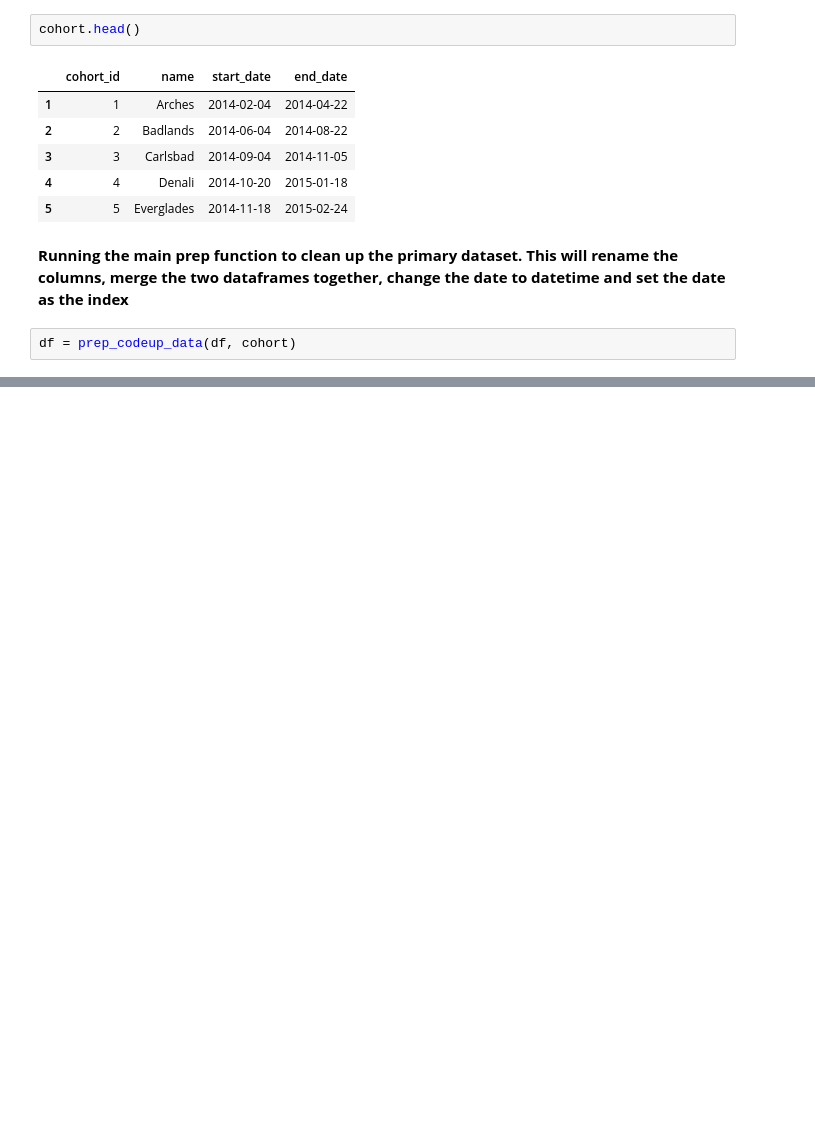
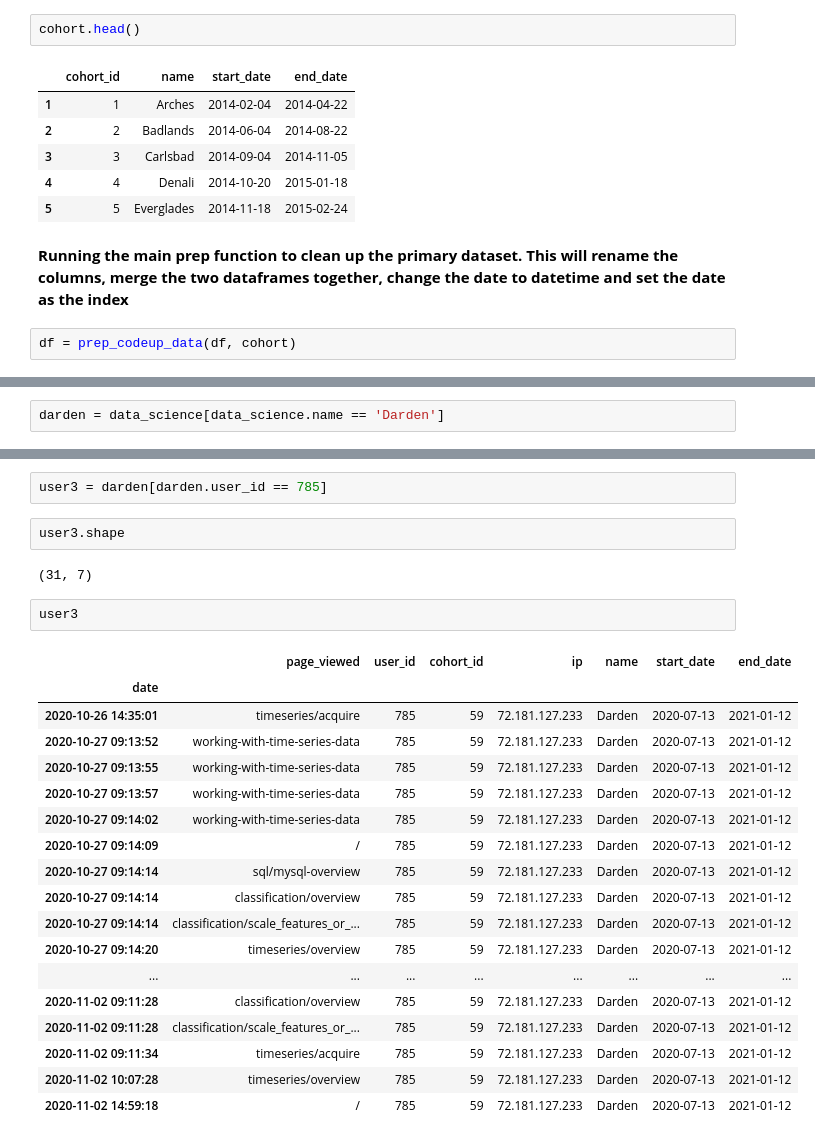
Before and after one commit to matt-c-knight/time-series-project, a Jupyter notebook: main.ipynb, the cells around one changed output, grey strips where cells are left out. Saved outputs shown, nothing was run; the diff lists cells and outputs as text; blank space fills up the shorter version.

```diff
--- a/main.ipynb
+++ b/main.ipynb
@@ -80,0 +121,2 @@ df.head()
+# %%
+darden = data_science[data_science.name == 'Darden']
@@ -80,0 +421,27 @@ df.head()
+# %%
+user3 = darden[darden.user_id == 785]
+# %%
+user3.shape
+# %% [output]
+(31, 7)
+# %%
+user3
+# %% [output]
+|  | page_viewed | user_id | cohort_id | ip | name | start_date | end_date |
+| date |  |  |  |  |  |  |  |
+| 2020-10-26 14:35:01 | timeseries/acquire | 785 | 59 | 72.181.127.233 | Darden | 2020-07-13 | 2021-01-12 |
+| 2020-10-27 09:13:52 | working-with-time-series-data | 785 | 59 | 72.181.127.233 | Darden | 2020-07-13 | 2021-01-12 |
+| 2020-10-27 09:13:55 | working-with-time-series-data | 785 | 59 | 72.181.127.233 | Darden | 2020-07-13 | 2021-01-12 |
+| 2020-10-27 09:13:57 | working-with-time-series-data | 785 | 59 | 72.181.127.233 | Darden | 2020-07-13 | 2021-01-12 |
+| 2020-10-27 09:14:02 | working-with-time-series-data | 785 | 59 | 72.181.127.233 | Darden | 2020-07-13 | 2021-01-12 |
+| 2020-10-27 09:14:09 | / | 785 | 59 | 72.181.127.233 | Darden | 2020-07-13 | 2021-01-12 |
+| 2020-10-27 09:14:14 | sql/mysql-overview | 785 | 59 | 72.181.127.233 | Darden | 2020-07-13 | 2021-01-12 |
+| 2020-10-27 09:14:14 | classification/overview | 785 | 59 | 72.181.127.233 | Darden | 2020-07-13 | 2021-01-12 |
+| 2020-10-27 09:14:14 | classification/scale_features_or_... | 785 | 59 | 72.181.127.233 | Darden | 2020-07-13 | 2021-01-12 |
+| 2020-10-27 09:14:20 | timeseries/overview | 785 | 59 | 72.181.127.233 | Darden | 2020-07-13 | 2021-01-12 |
+| ... | ... | ... | ... | ... | ... | ... | ... |
+| 2020-11-02 09:11:28 | classification/overview | 785 | 59 | 72.181.127.233 | Darden | 2020-07-13 | 2021-01-12 |
+| 2020-11-02 09:11:28 | classification/scale_features_or_... | 785 | 59 | 72.181.127.233 | Darden | 2020-07-13 | 2021-01-12 |
+| 2020-11-02 09:11:34 | timeseries/acquire | 785 | 59 | 72.181.127.233 | Darden | 2020-07-13 | 2021-01-12 |
+| 2020-11-02 10:07:28 | timeseries/overview | 785 | 59 | 72.181.127.233 | Darden | 2020-07-13 | 2021-01-12 |
+| 2020-11-02 14:59:18 | / | 785 | 59 | 72.181.127.233 | Darden | 2020-07-13 | 2021-01-12 |
```
Also changed, not shown: parts of 136 cells of this notebook.
